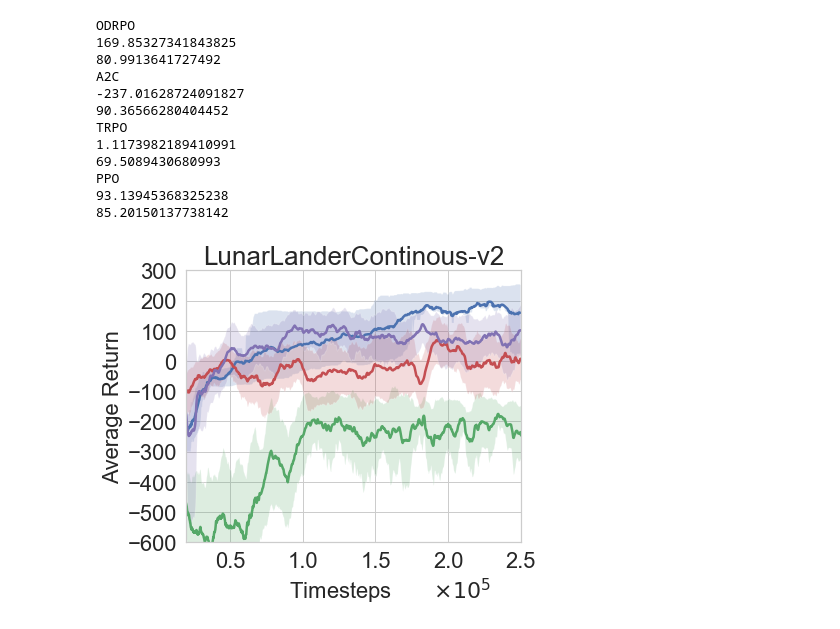
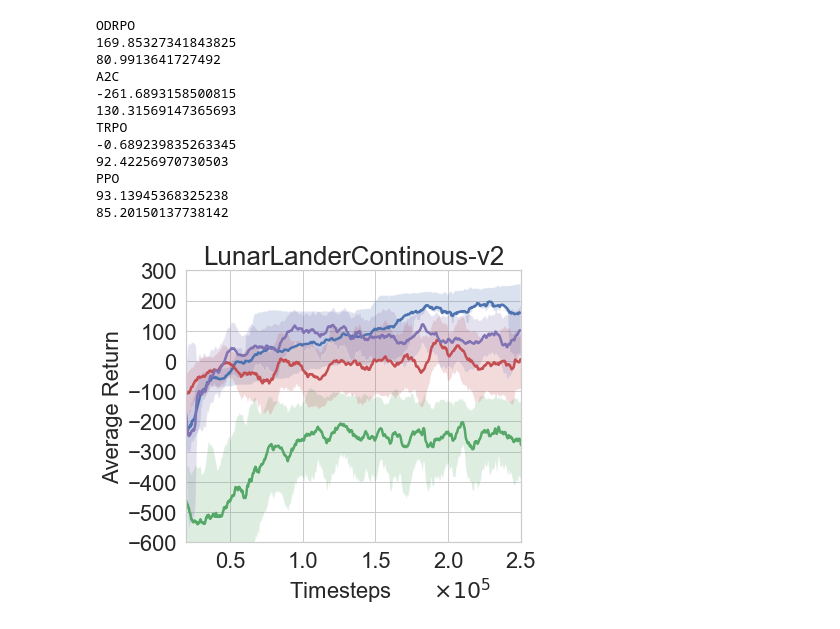
Before and after one commit to kadysongbb/dr-trpo, a Jupyter notebook: continuous_control/view_training_continuous.ipynb, the cells around one changed output. Cells and saved outputs as stored; diff of their text form; code cells hidden in the pictures.

Commit message:
add lunar lander results

```diff
--- a/continuous_control/view_training_continuous.ipynb
+++ b/continuous_control/view_training_continuous.ipynb
@@ -102,12 +102,14 @@ if env_name == "LunarLander":
     plt.xlim(0.2, 2.5)
     drpo_file = ['log_files/lunarlander_results_250000.txt']
     trpo_log_name = ['./tmp/trpo_lunarlander_monitor1.csv','./tmp/trpo_lunarlander_monitor2.csv',
-                    './tmp/trpo_lunarlander_monitor3.csv', './tmp/trpo_lunarlander_monitor4.csv']
+                    './tmp/trpo_lunarlander_monitor3.csv', './tmp/trpo_lunarlander_monitor4.csv',
+                    './tmp/trpo_lunarlander_monitor5.csv']
     ppo_log_name = ['./tmp/ppo_lunarlander_monitor1.csv','./tmp/ppo_lunarlander_monitor2.csv',
                    './tmp/ppo_lunarlander_monitor3.csv','./tmp/ppo_lunarlander_monitor4.csv',
                    './tmp/ppo_lunarlander_monitor5.csv']
     a2c_log_name = ['./tmp/a2c_lunarlander_monitor1.csv', './tmp/a2c_lunarlander_monitor2.csv',
-                   './tmp/a2c_lunarlander_monitor3.csv']
+                   './tmp/a2c_lunarlander_monitor3.csv', './tmp/a2c_lunarlander_monitor4.csv',
+                   './tmp/a2c_lunarlander_monitor5.csv']
 
 
 with open(drpo_file[0], "r") as data:
@@ -172,35 +174,35 @@ print(np.mean(moving_average[0][-30:]))
 print(np.mean(moving_average[2][-30:]) - np.mean(moving_average[0][-30:]))
 
 # PPO
 moving_average = find_baseline_moving_avg(ppo_log_name, window_size, num_timesteps, num_points)
 if len(ppo_log_name) == 1:
     temp = pd.read_csv(ppo_log_name[0], sep=',', skiprows = 0, header= 1)
     x_val = temp['l']
     data_length = len(moving_average[0])
     ax.plot(np.cumsum(x_val)[len(x_val)-data_length:len(x_val)]/10**5, moving_average[0], label='PPO', linewidth = 2.5)
     ax.fill_between(np.cumsum(x_val)[len(x_val)-data_length:len(x_val)]/10**5, moving_average[1], moving_average[2], alpha=0.2)
 else:
     x = np.linspace(0, num_timesteps, num=num_points)
     data_length = len(moving_average[0])
     ax.plot(x[len(x)-data_length:len(x)]/10**5, moving_average[0], label='PPO', linewidth = 2.5)
     ax.fill_between(x[len(x)-data_length:len(x)]/10**5, moving_average[1], moving_average[2], alpha=0.2)
 print('PPO')
 print(np.mean(moving_average[0][-30:]))
 print(np.mean(moving_average[2][-30:]) - np.mean(moving_average[0][-30:]))
 
 if legend == True:
     ax.legend(loc='upper left', fontsize = 15)
 # %% [output]
 ODRPO
 169.85327341843825
 80.9913641727492
 A2C
--237.01628724091827
-90.36566280404452
+-261.6893158500815
+130.31569147365693
 TRPO
-1.1173982189410991
-69.5089430680993
+-0.689239835263345
+92.42256970730503
 PPO
 93.13945368325238
 85.20150137738142
-[figure, old version]
+[figure, new version]
```
Also changed, not shown: 4 other files.
